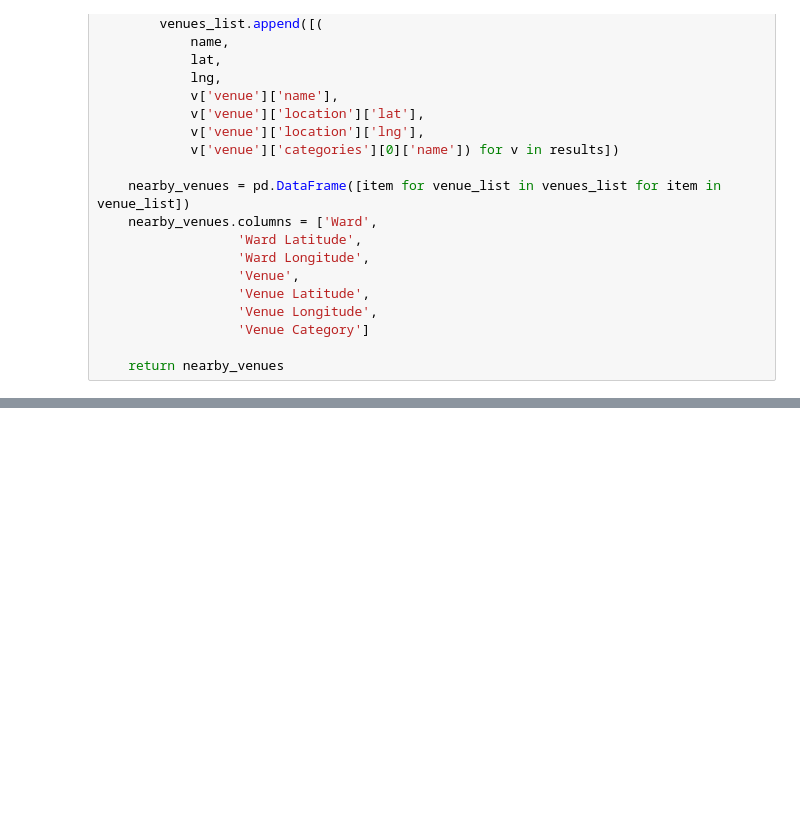
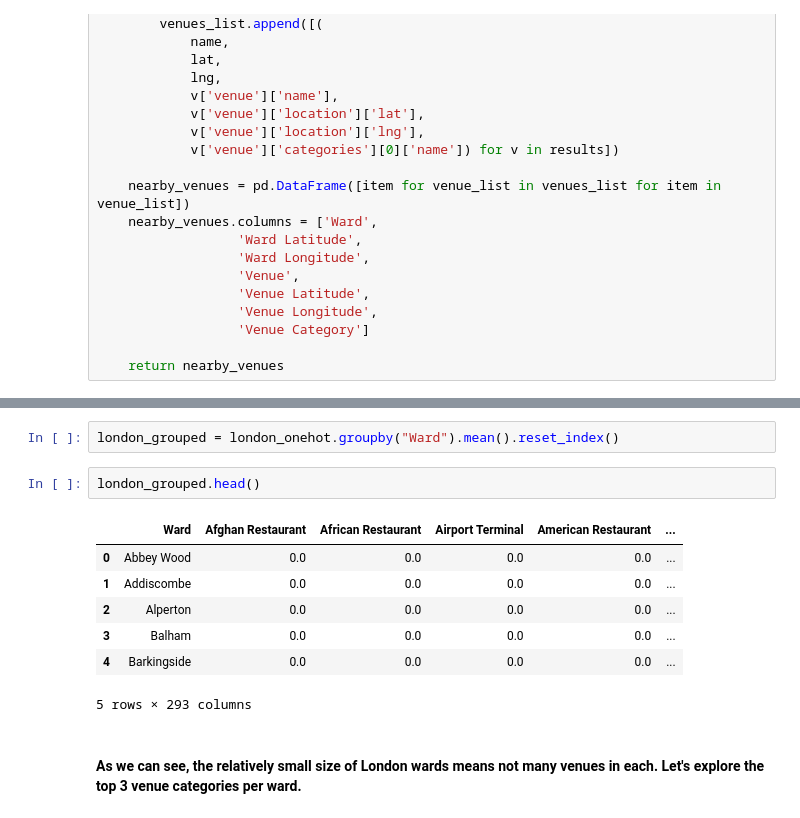
Before and after one commit to blancahuergo/AppliedDataScienceCapstone, a Jupyter notebook: Week 5 Notebook.ipynb, the cells around one changed output, grey strips where cells are left out. Cells and saved outputs as stored; diff of their text form; blank space fills up the shorter version.

```diff
--- a/Week 5 Notebook.ipynb
+++ b/Week 5 Notebook.ipynb
@@ -585,0 +636,14 @@ london_venues.head()
+# %%
+london_grouped = london_onehot.groupby("Ward").mean().reset_index()
+# %%
+london_grouped.head()
+# %% [output]
+|  | Ward | Afghan Restaurant | African Restaurant | Airport Terminal | American Restaurant | ... |
+| 0 | Abbey Wood | 0.0 | 0.0 | 0.0 | 0.0 | ... |
+| 1 | Addiscombe | 0.0 | 0.0 | 0.0 | 0.0 | ... |
+| 2 | Alperton | 0.0 | 0.0 | 0.0 | 0.0 | ... |
+| 3 | Balham | 0.0 | 0.0 | 0.0 | 0.0 | ... |
+| 4 | Barkingside | 0.0 | 0.0 | 0.0 | 0.0 | ... |
+5 rows × 293 columns
+# %% [markdown]
+#### As we can see, the relatively small size of London wards means not many venues in each. Let's explore the top 3 venue categories per ward.
```
Also changed, not shown: parts of 20 cells of this notebook.
